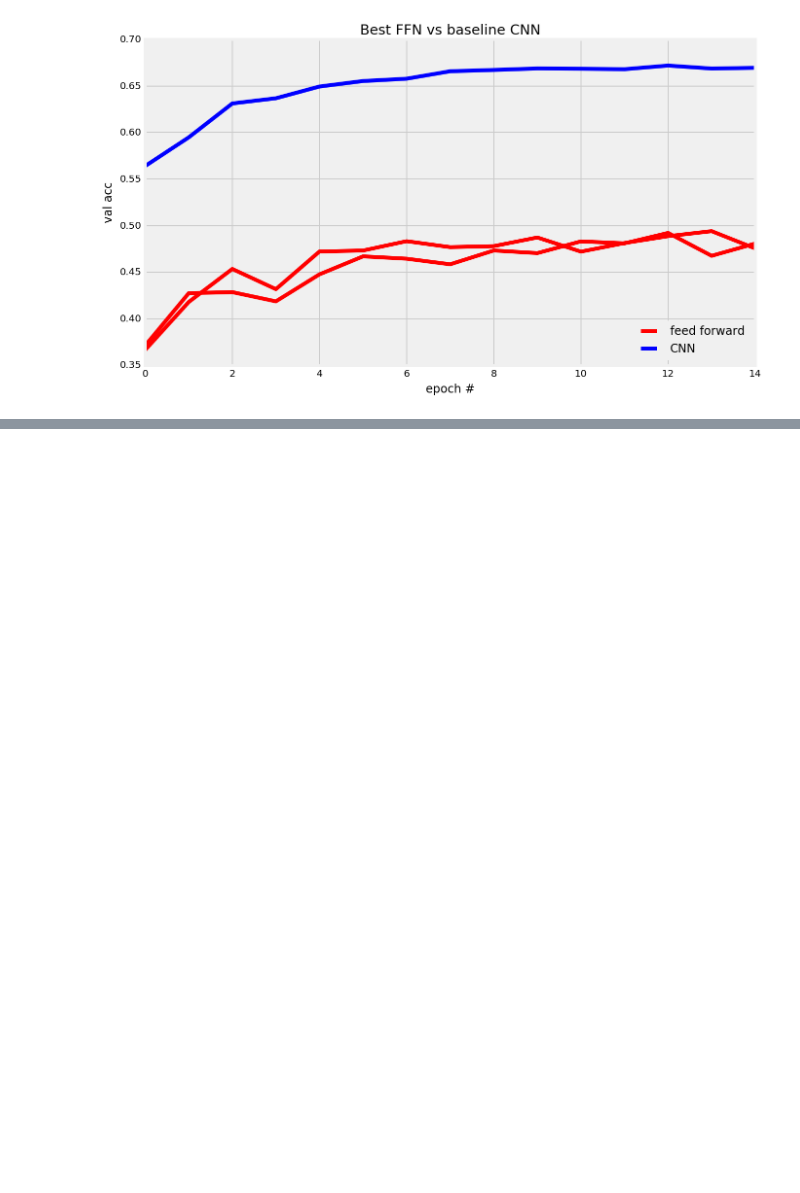
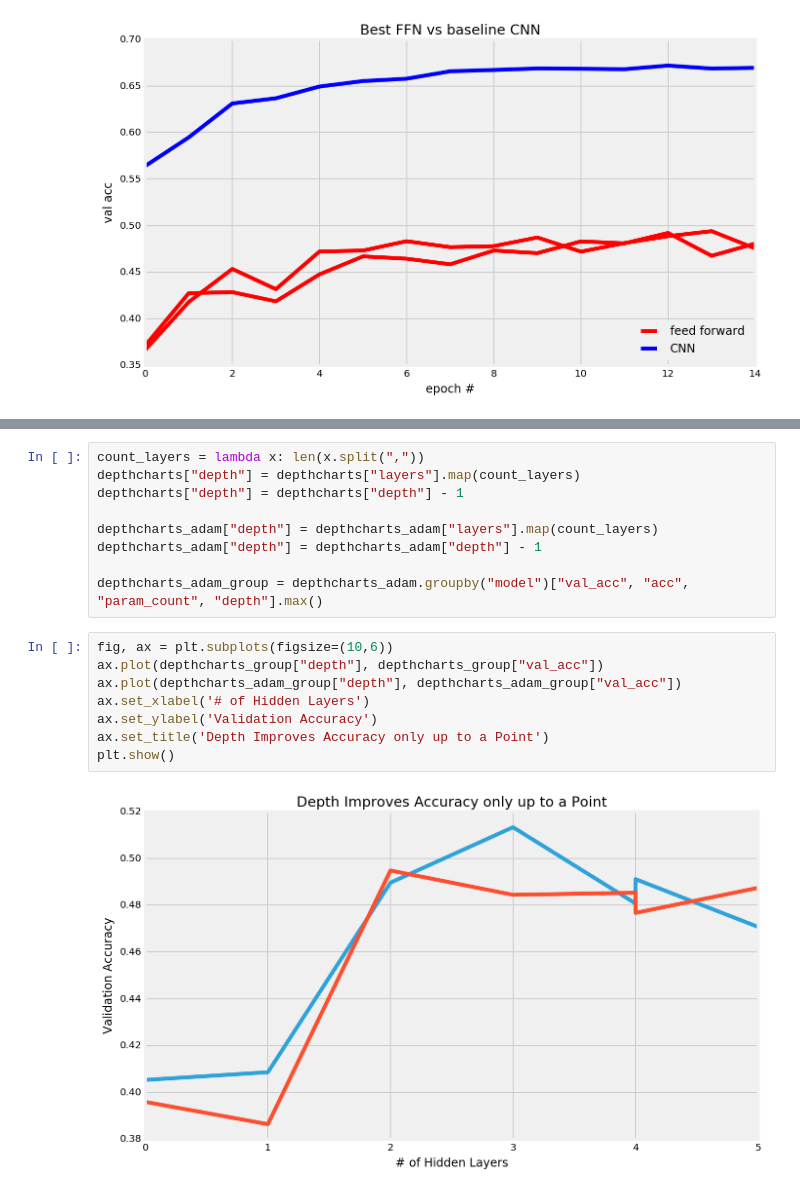
Before and after one commit to gusostow/cifar-capstone, a Jupyter notebook: notebooks/ffn plots.ipynb, the cells around one changed output, grey strips where cells are left out. Drawn from its saved outputs; the diff is of its cells as text; blank space fills up the shorter version.

```diff
--- a/notebooks/ffn plots.ipynb
+++ b/notebooks/ffn plots.ipynb
@@ -293,0 +244,19 @@ cache = {0:0,
+# %%
+count_layers = lambda x: len(x.split(","))
+depthcharts["depth"] = depthcharts["layers"].map(count_layers)
+depthcharts["depth"] = depthcharts["depth"] - 1
+
+depthcharts_adam["depth"] = depthcharts_adam["layers"].map(count_layers)
+depthcharts_adam["depth"] = depthcharts_adam["depth"] - 1
+
+depthcharts_adam_group = depthcharts_adam.groupby("model")["val_acc", "acc", "param_count", "depth"].max()
+# %%
+fig, ax = plt.subplots(figsize=(10,6))
+ax.plot(depthcharts_group["depth"], depthcharts_group["val_acc"])
+ax.plot(depthcharts_adam_group["depth"], depthcharts_adam_group["val_acc"])
+ax.set_xlabel('# of Hidden Layers')
+ax.set_ylabel('Validation Accuracy')
+ax.set_title('Depth Improves Accuracy only up to a Point')
+plt.show()
+# %% [output]
+[figure, added]
```
Also changed, not shown: parts of 11 cells of this notebook, 15 other files.
